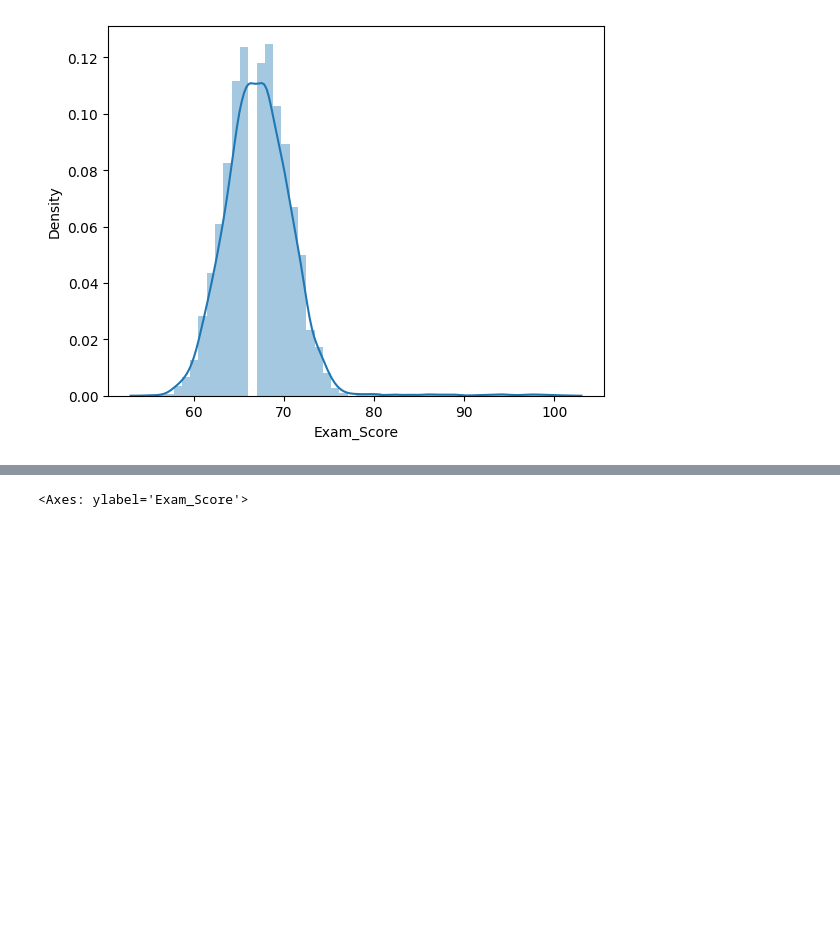
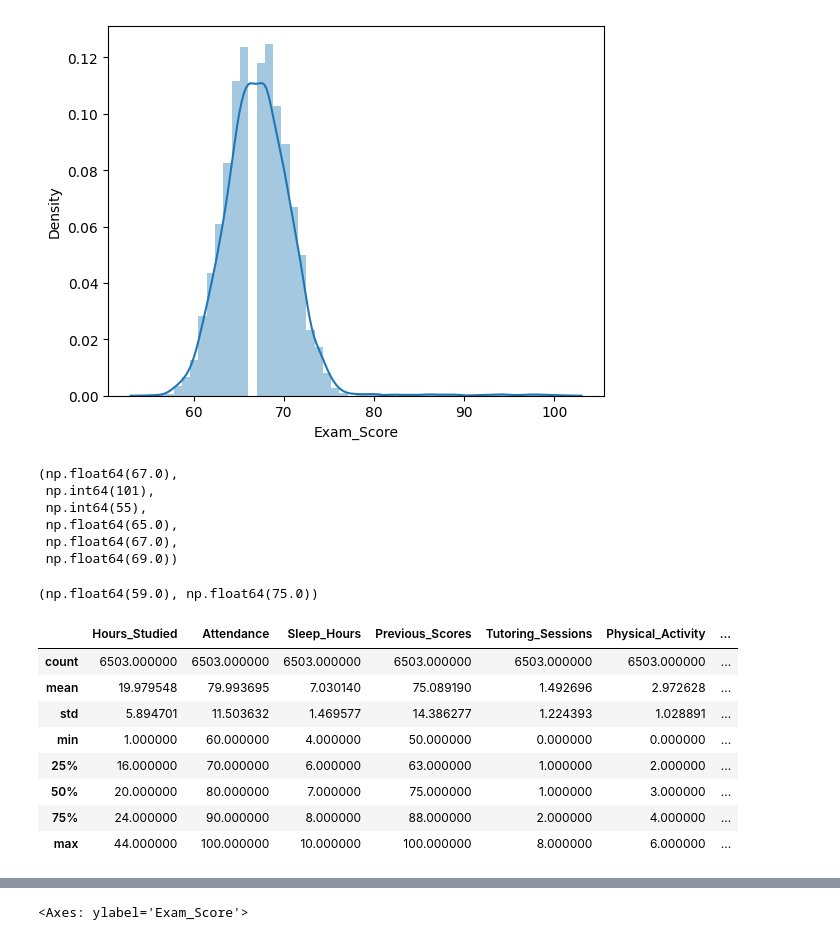
Before and after one commit to jroshanjha/Data-Analaytics-Project, a Jupyter notebook: student_performance.ipynb, the cells around one changed output, grey strips where cells are left out. Drawn from its saved outputs; the diff is of its cells as text; code cells hidden in the pictures; blank space fills up the shorter version.

```diff
--- a/student_performance.ipynb
+++ b/student_performance.ipynb
@@ -556,3 +556,12 @@ https://gist.github.com/mwaskom/de44147ed2974457ad6372750bbe5751
   sns.distplot(df['Exam_Score'])
 <Axes: xlabel='Exam_Score', ylabel='Density'>
 [figure]
+# %%
+df['Exam_Score'].median(), df['Exam_Score'].max() , df['Exam_Score'].min(),df['Exam_Score'].quantile(0.25),df['Exam_Score'].quantile(0.50),df['Exam_Score'].quantile(0.75)
+# %% [output]
+(np.float64(67.0),
+ np.int64(101),
+ np.int64(55),
+ np.float64(65.0),
+ np.float64(67.0),
+ np.float64(69.0))
@@ -558,0 +574,4 @@ https://gist.github.com/mwaskom/de44147ed2974457ad6372750bbe5751
+# %%
+min_val , max_val
+# %% [output]
+(np.float64(59.0), np.float64(75.0))
@@ -558,0 +580,12 @@ https://gist.github.com/mwaskom/de44147ed2974457ad6372750bbe5751
+# %%
+new_df.describe()
+# %% [output]
+|  | Hours_Studied | Attendance | Sleep_Hours | Previous_Scores | Tutoring_Sessions | Physical_Activity | ... |
+| count | 6503.000000 | 6503.000000 | 6503.000000 | 6503.000000 | 6503.000000 | 6503.000000 | ... |
+| mean | 19.979548 | 79.993695 | 7.030140 | 75.089190 | 1.492696 | 2.972628 | ... |
+| std | 5.894701 | 11.503632 | 1.469577 | 14.386277 | 1.224393 | 1.028891 | ... |
+| min | 1.000000 | 60.000000 | 4.000000 | 50.000000 | 0.000000 | 0.000000 | ... |
+| 25% | 16.000000 | 70.000000 | 6.000000 | 63.000000 | 1.000000 | 2.000000 | ... |
+| 50% | 20.000000 | 80.000000 | 7.000000 | 75.000000 | 1.000000 | 3.000000 | ... |
+| 75% | 24.000000 | 90.000000 | 8.000000 | 88.000000 | 2.000000 | 4.000000 | ... |
+| max | 44.000000 | 100.000000 | 10.000000 | 100.000000 | 8.000000 | 6.000000 | ... |
```
Also changed, not shown: parts of 4 cells of this notebook.
